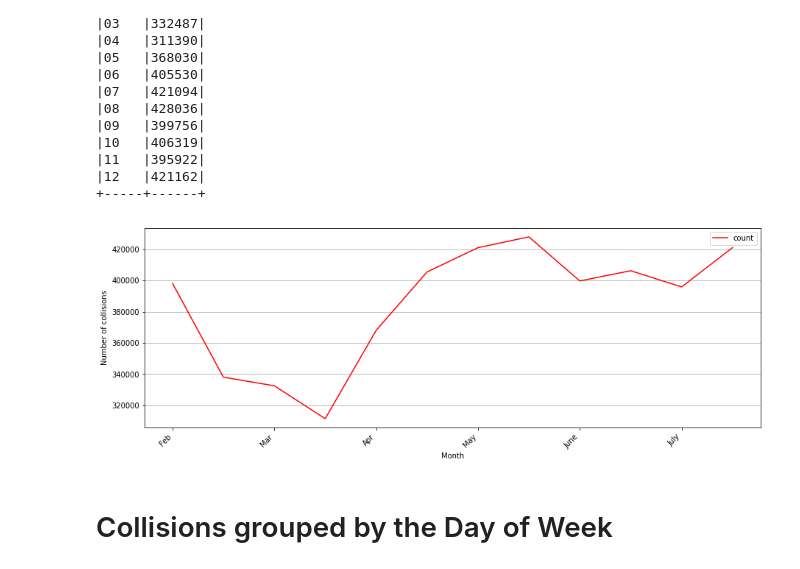
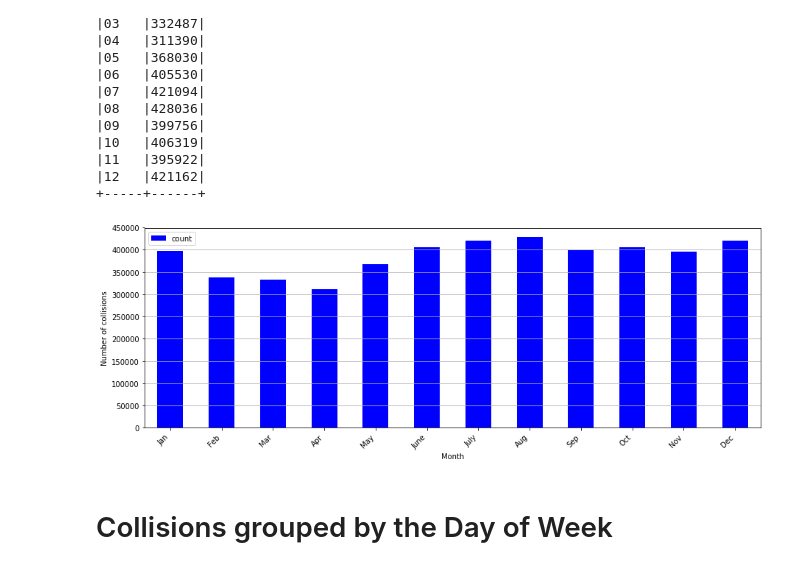
Before and after one commit to SinghGursimran/Analysis-of-Car-Accidents-in-Canada-using-PySpark, a Jupyter notebook: Analysis.ipynb, the cells around one changed output. Saved outputs shown, nothing was run; the diff lists cells and outputs as text; code cells hidden in the pictures.

```diff
--- a/Analysis.ipynb
+++ b/Analysis.ipynb
@@ -59,6 +59,7 @@ Name of Columns - Printing for reference
 ###################
 df = df.select("*").filter(col("C_MNTH").cast("int").isNotNull())
 df = df.select("*").filter(col("P_SAFE").cast("int").isNotNull())
+df = df.select("*").filter(col("V_TYPE").cast("int").isNotNull())
 # %% [markdown]
 # Total No. of Collisions together for a month.
 # %%
@@ -84,14 +85,14 @@ collisions_month_together.show(collisions_month_together.count(),False)
 # %%
 collisions_month_together_pandas_df = collisions_month_together.select("*").toPandas()
 # %%
-collisions_month_together = collisions_month_together_pandas_df.plot(figsize=(15,5),color='red')
+collisions_month_together = collisions_month_together_pandas_df.plot.bar(figsize=(15,5),color='blue')
 month_arr = ["Jan","Feb","Mar","Apr","May","June","July","Aug","Sep","Oct","Nov","Dec"]
 collisions_month_together.set_xticklabels(month_arr,ha='right',rotation = 45)
 collisions_month_together.set_xlabel("Month")
 collisions_month_together.set_ylabel("Number of collisions");
 collisions_month_together.grid(axis = 'y')
 # %% [output]
-[figure, old version]
+[figure, new version]
 # %% [markdown]
 # Collisions grouped by the Day of Week
 # %%
```
Also changed, not shown: parts of 15 cells of this notebook.
